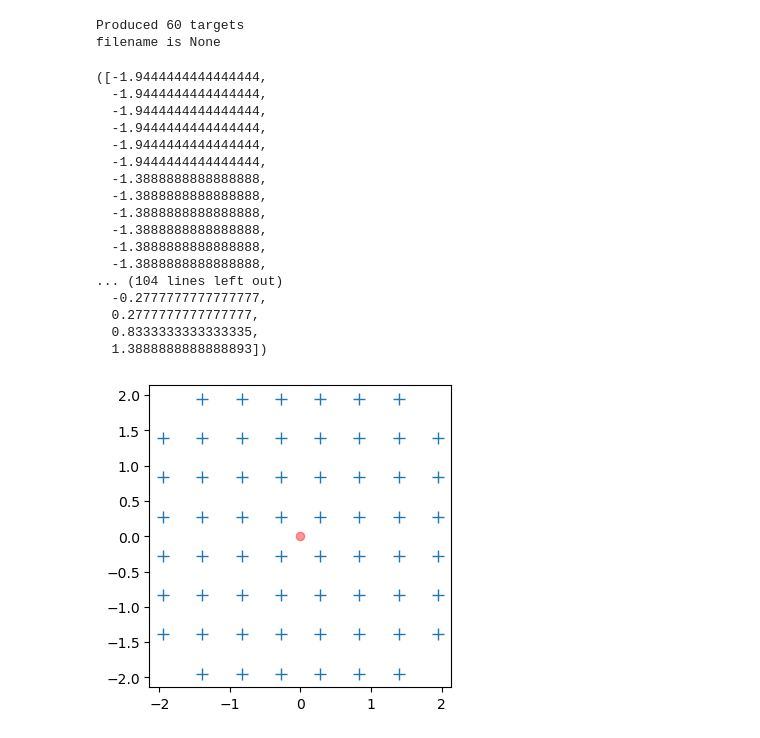
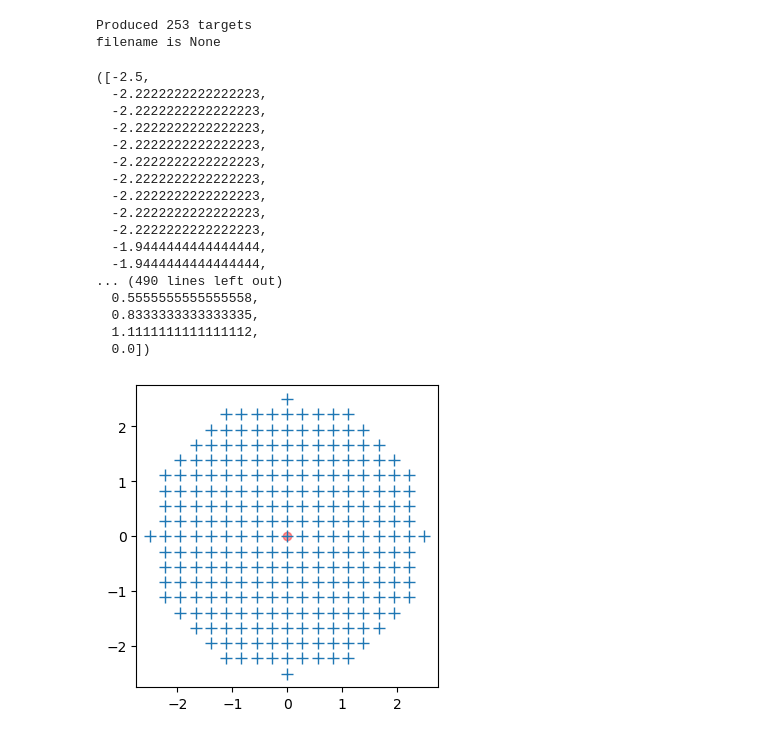
Before and after one commit to rsebok/PiezoProject_UMich, a Jupyter notebook: MakeXYGrid.ipynb, the cells around one changed output. Cells and saved outputs as stored; diff of their text form; code cells hidden in the pictures.

```diff
--- a/MakeXYGrid.ipynb
+++ b/MakeXYGrid.ipynb
@@ -43,25 +43,25 @@ def create_target(grid, filename=None, plot=True, overwrite=False, verbose=False
 
     return xtgt, ytgt
 # %%
-create_target(np.linspace(-2.5,2.5,10))
+create_target(np.linspace(-2.5,2.5,19))
 # %% [output]
-Produced 60 targets
+Produced 253 targets
 filename is None
-([-1.9444444444444444,
+([-2.5,
+  -2.2222222222222223,
+  -2.2222222222222223,
+  -2.2222222222222223,
+  -2.2222222222222223,
+  -2.2222222222222223,
+  -2.2222222222222223,
+  -2.2222222222222223,
+  -2.2222222222222223,
+  -2.2222222222222223,
   -1.9444444444444444,
   -1.9444444444444444,
-  -1.9444444444444444,
-  -1.9444444444444444,
-  -1.9444444444444444,
-  -1.3888888888888888,
-  -1.3888888888888888,
-  -1.3888888888888888,
-  -1.3888888888888888,
-  -1.3888888888888888,
-  -1.3888888888888888,
-... (104 lines left out)
-  -0.2777777777777777,
-  0.2777777777777777,
+... (490 lines left out)
+  0.5555555555555558,
   0.8333333333333335,
-  1.3888888888888893])
+  1.1111111111111112,
+  0.0])
-[figure, old version]
+[figure, new version]
```
Also changed, not shown: 12 other files.
